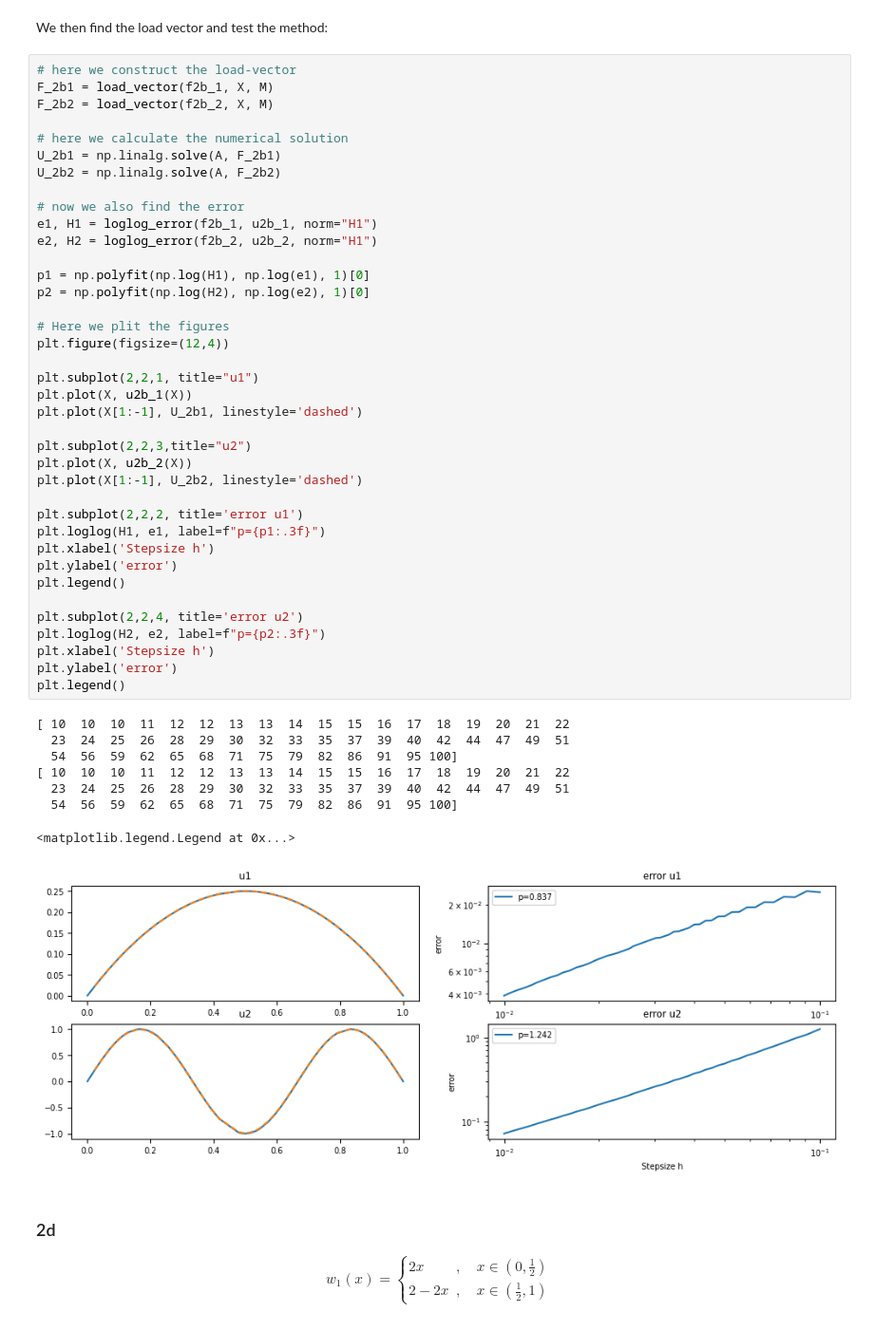
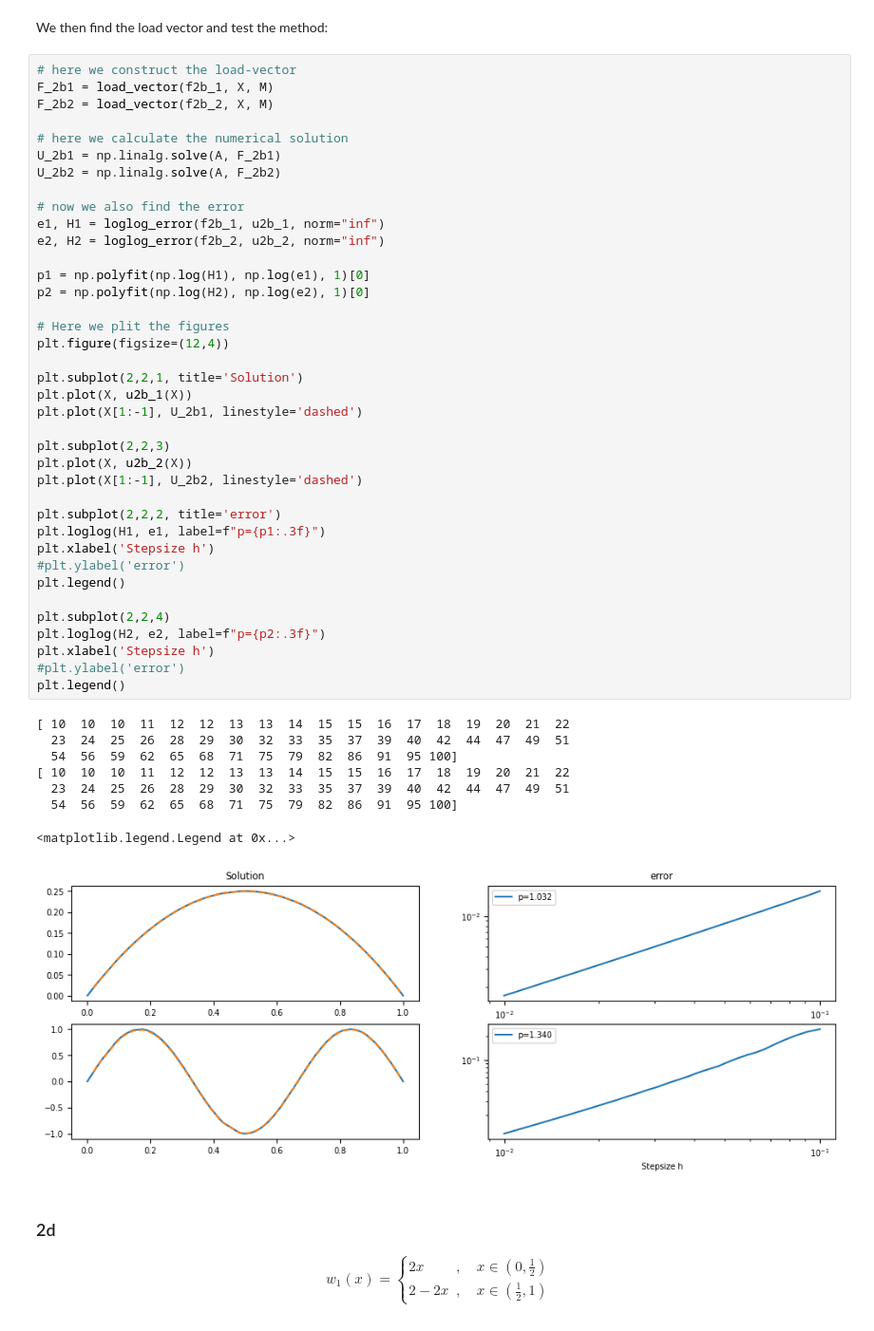
Before and after one commit to martinsw01/numdiff_p2, a Jupyter notebook: example.ipynb, the cells around one changed output. Shown at 95% size. Cells and saved outputs as stored; diff of their text form.

```diff
--- a/example.ipynb
+++ b/example.ipynb
@@ -185,43 +209,43 @@ U_2b1 = np.linalg.solve(A, F_2b1)
 U_2b2 = np.linalg.solve(A, F_2b2)
 
 # now we also find the error
-e1, H1 = loglog_error(f2b_1, u2b_1, norm="H1")
-e2, H2 = loglog_error(f2b_2, u2b_2, norm="H1")
+e1, H1 = loglog_error(f2b_1, u2b_1, norm="inf")
+e2, H2 = loglog_error(f2b_2, u2b_2, norm="inf")
 
 p1 = np.polyfit(np.log(H1), np.log(e1), 1)[0]
 p2 = np.polyfit(np.log(H2), np.log(e2), 1)[0]
 
 # Here we plit the figures
 plt.figure(figsize=(12,4))
 
-plt.subplot(2,2,1, title="u1")
+plt.subplot(2,2,1, title='Solution')
 plt.plot(X, u2b_1(X))
 plt.plot(X[1:-1], U_2b1, linestyle='dashed')
 
-plt.subplot(2,2,3,title="u2")
+plt.subplot(2,2,3)
 plt.plot(X, u2b_2(X))
 plt.plot(X[1:-1], U_2b2, linestyle='dashed')
 
-plt.subplot(2,2,2, title='error u1')
+plt.subplot(2,2,2, title='error')
 plt.loglog(H1, e1, label=f"p={p1:.3f}")
 plt.xlabel('Stepsize h')
-plt.ylabel('error')
+#plt.ylabel('error')
 plt.legend()
 
-plt.subplot(2,2,4, title='error u2')
+plt.subplot(2,2,4)
 plt.loglog(H2, e2, label=f"p={p2:.3f}")
 plt.xlabel('Stepsize h')
-plt.ylabel('error')
+#plt.ylabel('error')
 plt.legend()
 # %% [output]
 [ 10  10  10  11  12  12  13  13  14  15  15  16  17  18  19  20  21  22
   23  24  25  26  28  29  30  32  33  35  37  39  40  42  44  47  49  51
   54  56  59  62  65  68  71  75  79  82  86  91  95 100]
 [ 10  10  10  11  12  12  13  13  14  15  15  16  17  18  19  20  21  22
   23  24  25  26  28  29  30  32  33  35  37  39  40  42  44  47  49  51
   54  56  59  62  65  68  71  75  79  82  86  91  95 100]
 <matplotlib.legend.Legend at 0x...>
-[figure, old version]
+[figure, new version]
 # %% [markdown]
 ### 2d
 
```
Also changed, not shown: parts of 10 cells of this notebook.
